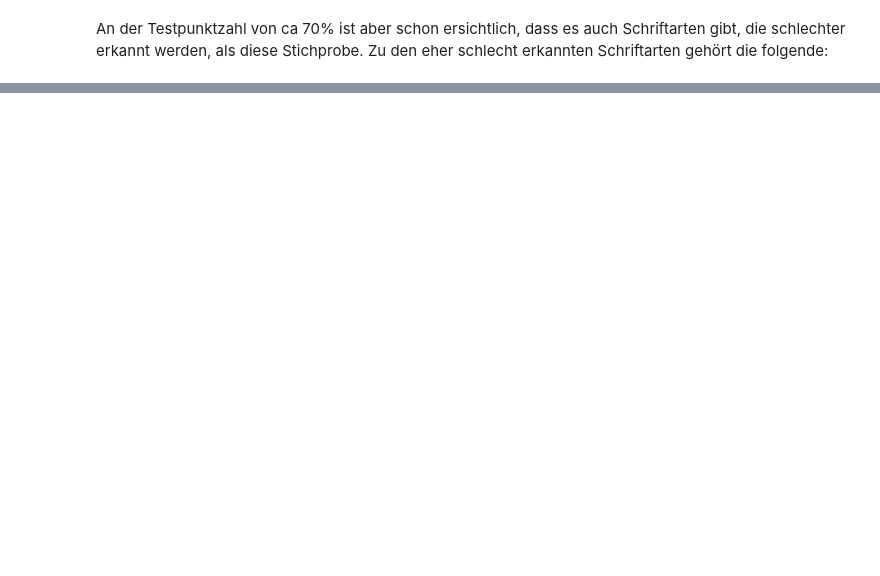
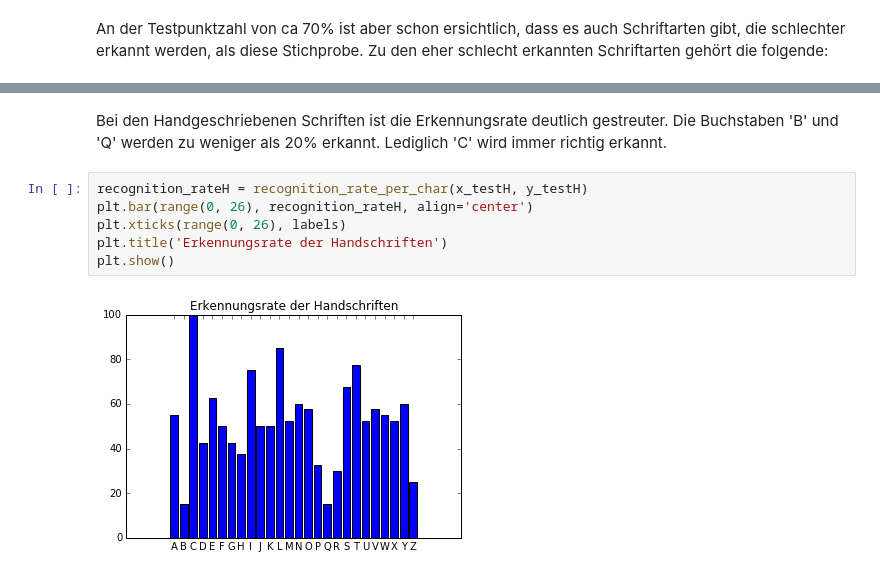
Before and after one commit to SoulReav0r/LearningSoftcomputingSS16, a Jupyter notebook: notebook.ipynb, the cells around one changed output, grey strips where cells are left out. Cells and saved outputs as stored; diff of their text form; blank space fills up the shorter version.

```diff
--- a/notebook.ipynb
+++ b/notebook.ipynb
@@ -278,0 +308,10 @@ Test set score: 51.538462
+# %% [markdown]
+Bei den Handgeschriebenen Schriften ist die Erkennungsrate deutlich gestreuter. Die Buchstaben 'B' und 'Q' werden zu weniger als 20% erkannt. Lediglich 'C' wird immer richtig erkannt.
+# %%
+recognition_rateH = recognition_rate_per_char(x_testH, y_testH)
+plt.bar(range(0, 26), recognition_rateH, align='center')
+plt.xticks(range(0, 26), labels)
+plt.title('Erkennungsrate der Handschriften')
+plt.show()
+# %% [output]
+[figure, added]
```
Also changed, not shown: parts of 8 cells of this notebook.
